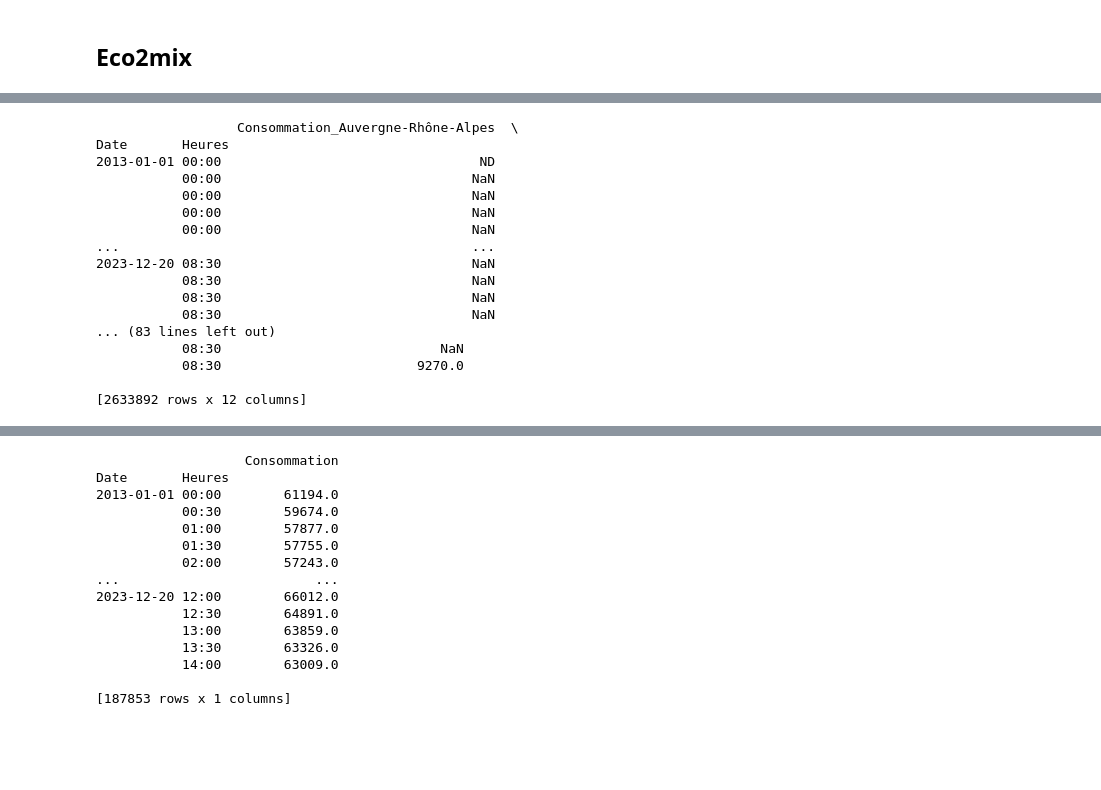
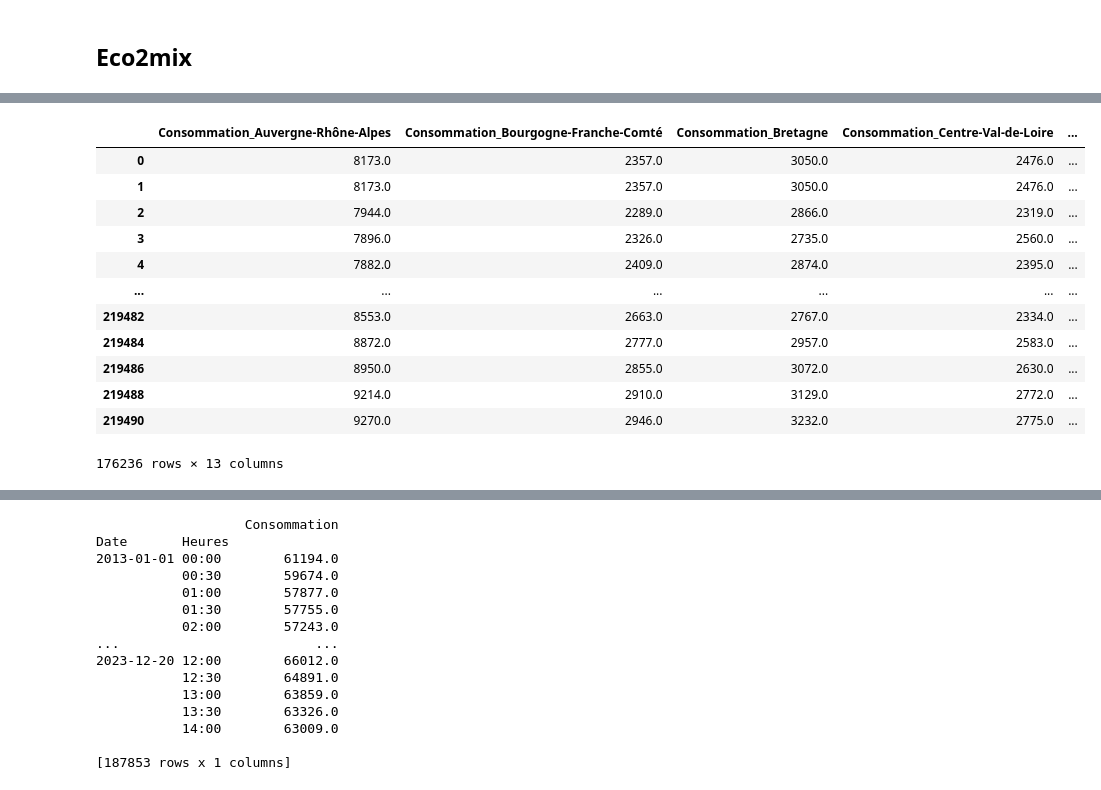
Before and after one commit to FeckNeck/temporal-data-analysis, a Jupyter notebook: index.ipynb, the cells around one changed output, grey strips where cells are left out. Drawn from its saved outputs; the diff is of its cells as text; code cells hidden in the pictures; blank space fills up the shorter version.

```diff
--- a/index.ipynb
+++ b/index.ipynb
@@ -88,21 +69,0 @@ Date       Heures
-# %%
-pd.set_option('display.max_columns', None)
-print(concat_df.sort_index())
-# %% [output]
-                  Consommation_Auvergne-Rhône-Alpes  \
-Date       Heures
-2013-01-01 00:00                                 ND
-           00:00                                NaN
-           00:00                                NaN
-           00:00                                NaN
-           00:00                                NaN
-...                                             ...
-2023-12-20 08:30                                NaN
-           08:30                                NaN
-           08:30                                NaN
-           08:30                                NaN
-... (83 lines left out)
-           08:30                            NaN
-           08:30                         9270.0
-
-[2633892 rows x 12 columns]
@@ -108,0 +87,16 @@ Date       Heures
+# %%
+conso_regional
+# %% [output]
+|  | Consommation_Auvergne-Rhône-Alpes | Consommation_Bourgogne-Franche-Comté | Consommation_Bretagne | Consommation_Centre-Val-de-Loire | ... |
+| 0 | 8173.0 | 2357.0 | 3050.0 | 2476.0 | ... |
+| 1 | 8173.0 | 2357.0 | 3050.0 | 2476.0 | ... |
+| 2 | 7944.0 | 2289.0 | 2866.0 | 2319.0 | ... |
+| 3 | 7896.0 | 2326.0 | 2735.0 | 2560.0 | ... |
+| 4 | 7882.0 | 2409.0 | 2874.0 | 2395.0 | ... |
+| ... | ... | ... | ... | ... | ... |
+| 219482 | 8553.0 | 2663.0 | 2767.0 | 2334.0 | ... |
+| 219484 | 8872.0 | 2777.0 | 2957.0 | 2583.0 | ... |
+| 219486 | 8950.0 | 2855.0 | 3072.0 | 2630.0 | ... |
+| 219488 | 9214.0 | 2910.0 | 3129.0 | 2772.0 | ... |
+| 219490 | 9270.0 | 2946.0 | 3232.0 | 2775.0 | ... |
+176236 rows × 13 columns
```
Also changed, not shown: parts of 34 cells of this notebook.
